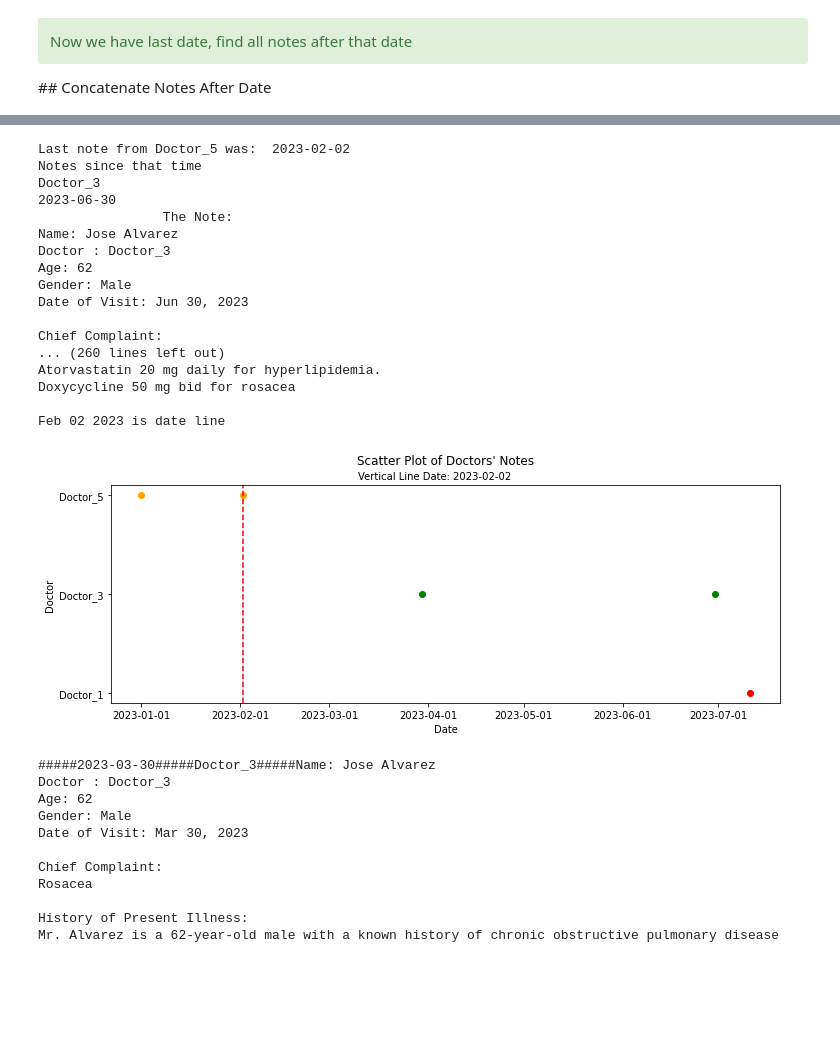
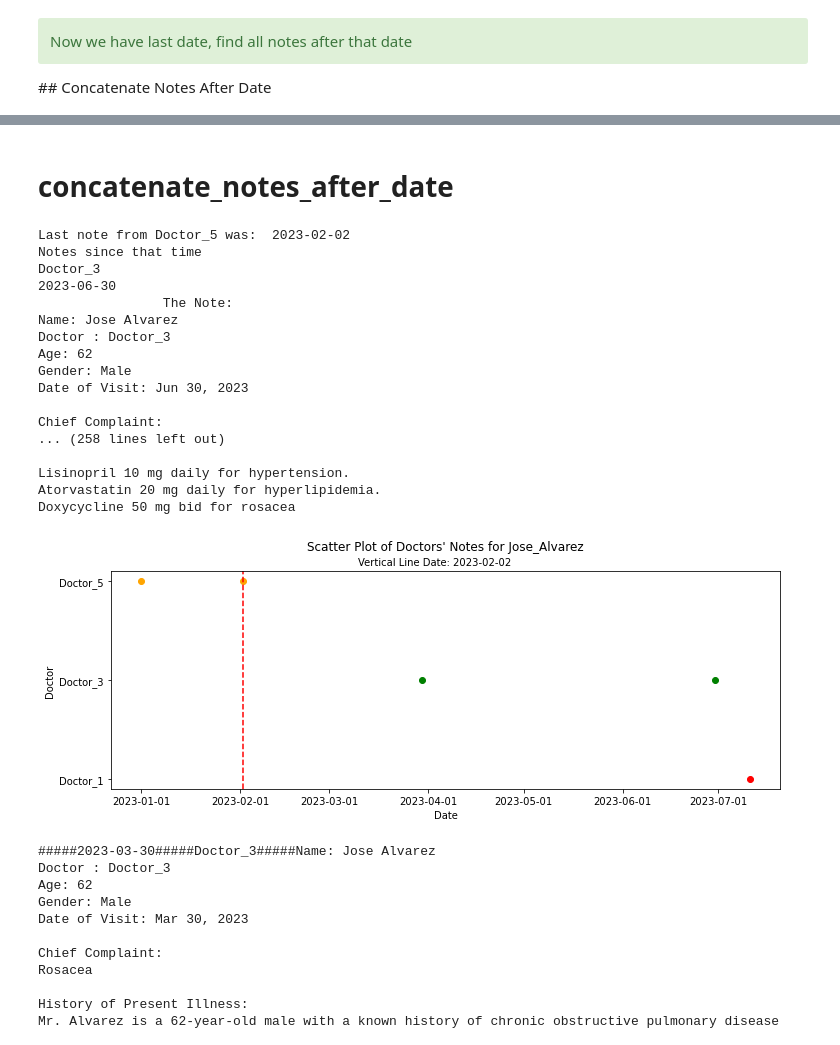
Before and after one commit to mvigoda/Coding, a Jupyter notebook: What_has_happened_since_last_time_v_3.ipynb, the cells around one changed output, grey strips where cells are left out. Drawn from its saved outputs; the diff is of its cells as text; code cells hidden in the pictures; blank space fills up the shorter version.

```diff
--- a/What_has_happened_since_last_time_v_3.ipynb
+++ b/What_has_happened_since_last_time_v_3.ipynb
@@ -562,19 +244,21 @@ def find_notes_from_Doctor_X(list_of_doctors_notes,name_of_doctor):
 # %%
 
-def find_notes_from_Doctor_X(dict_of_notes,
-                             name_of_doctor):
-    list_of_notes_from_doctor = dict_of_notes[name_of_doctor]['Notes']
-    num_of_notes = len(list_of_notes_from_doctor)
-    # for note in list_of_notes_from_doctor:
-    #     print(note)
+# def find_notes_from_Doctor_X(dict_of_notes,
+#                              name_of_doctor):
+#     # print(dict_of_notes[name_of_doctor]['Notes'])
+#     list_of_notes_from_doctor = dict_of_notes[name_of_doctor]['Notes']
+#     # print(list_of_notes_from_doctor)
+#     num_of_notes = len(list_of_notes_from_doctor)
+#     # for note in list_of_notes_from_doctor:
+#     #     print(note)
 
-    sorted_list_of_notes_from_doctor = sorted(list_of_notes_from_doctor, key=lambda x: x["Date"])
+#     sorted_list_of_notes_from_doctor = sorted(list_of_notes_from_doctor, key=lambda x: x["Date"])
 
-    for note in sorted_list_of_notes_from_doctor:
-        for i in range(num_of_notes):
-            print(f"{sorted_list_of_notes_from_doctor[i]['Date']}" )
-            print(f"\t\t{sorted_list_of_notes_from_doctor[i]['Content']}" )
+#     for note in sorted_list_of_notes_from_doctor:
 
-            print()
-        break
-    return sorted_list_of_notes_from_doctor
+#         print(f"\n\n\n{note['Date']}" )
+#         Content =  note['Content'].replace( 'Date of Visit:',\
+#                                                '\033[91m'+ '\033[1m' +  'Date of Visit:'+ '\033[0m')
+#         # print(f"\t\t{sorted_list_of_notes_from_doctor[i]['Content']}" )
+#         print(f"\t\t{Content}\n\n\t\t\t\t###############################################" )
+#     return sorted_list_of_notes_from_doctor
@@ -655 +389,3 @@ df_doctors_notes[mask]
+# %% [markdown]
+# concatenate_notes_after_date
 # %%
@@ -691,38 +420,39 @@ def concatenate_notes_after_date(data, after_date):
 # %%
 # Example usage:
 print(f'Last note from {name_of_doctor} was:  {date_of_last_note}')
 print(f'Notes since that time')
 after_date = date_of_last_note #datetime.date(2023, 3, 15)  # Specify the date after which notes should be concatenated
 notes_string = concatenate_notes_after_date(dict_of_notes, after_date)
 print(notes_string)
 # vertical_line_date = after_date # datetime.datetime.strptime(after_date, date_format)
 # print(vertical_line_date)
 
 
 date_line = after_date.strftime('%b %d %Y')
-
-scatter_plot_show_dates_notes(df_doctors_notes, date_line)
-
+scatter_plot_show_dates_notes(df_doctors_notes,
+                              patient_name,
+                              color_map,
+                              date_line)
 # scatter_plot_show_dates_notes(df_doctors_notes, vertical_line_date)
 # %% [output]
 Last note from Doctor_5 was:  2023-02-02
 Notes since that time
 Doctor_3
 2023-06-30
                 The Note:
 Name: Jose Alvarez
 Doctor : Doctor_3
 Age: 62
 Gender: Male
 Date of Visit: Jun 30, 2023
 
 Chief Complaint:
-... (260 lines left out)
+... (258 lines left out)
+
+Lisinopril 10 mg daily for hypertension.
 Atorvastatin 20 mg daily for hyperlipidemia.
 Doxycycline 50 mg bid for rosacea
-
-Feb 02 2023 is date line
-[figure, old version]
+[figure, new version]
 # %%
 print(notes_string)
 print()
```
Also changed, not shown: parts of 63 cells of this notebook.
